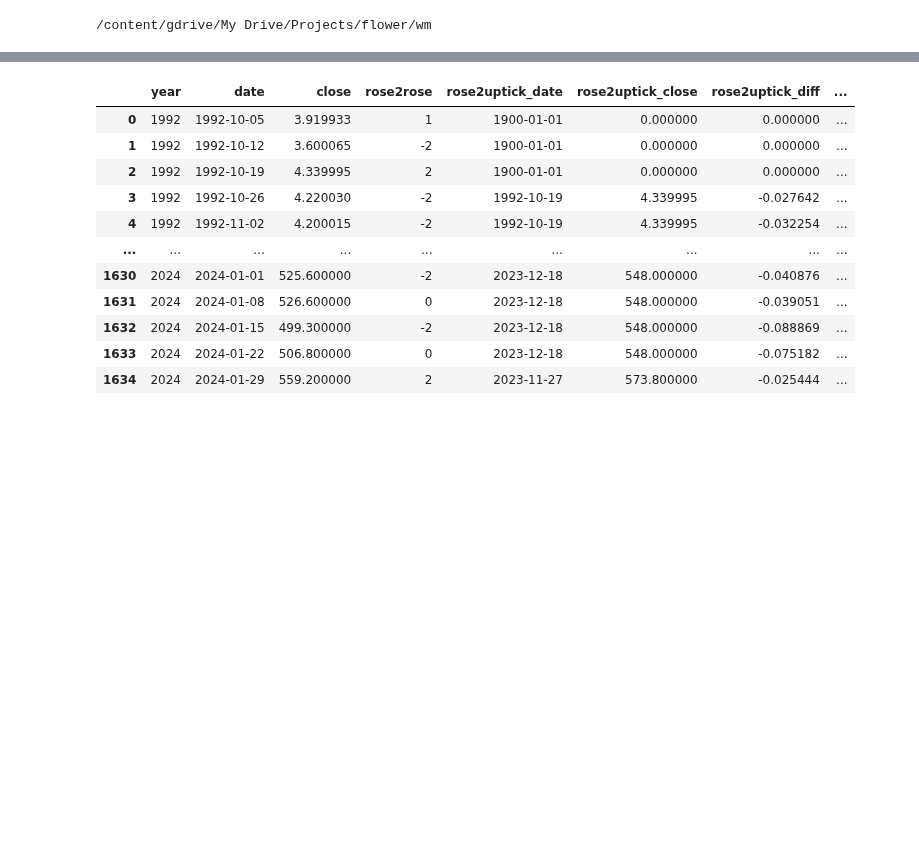
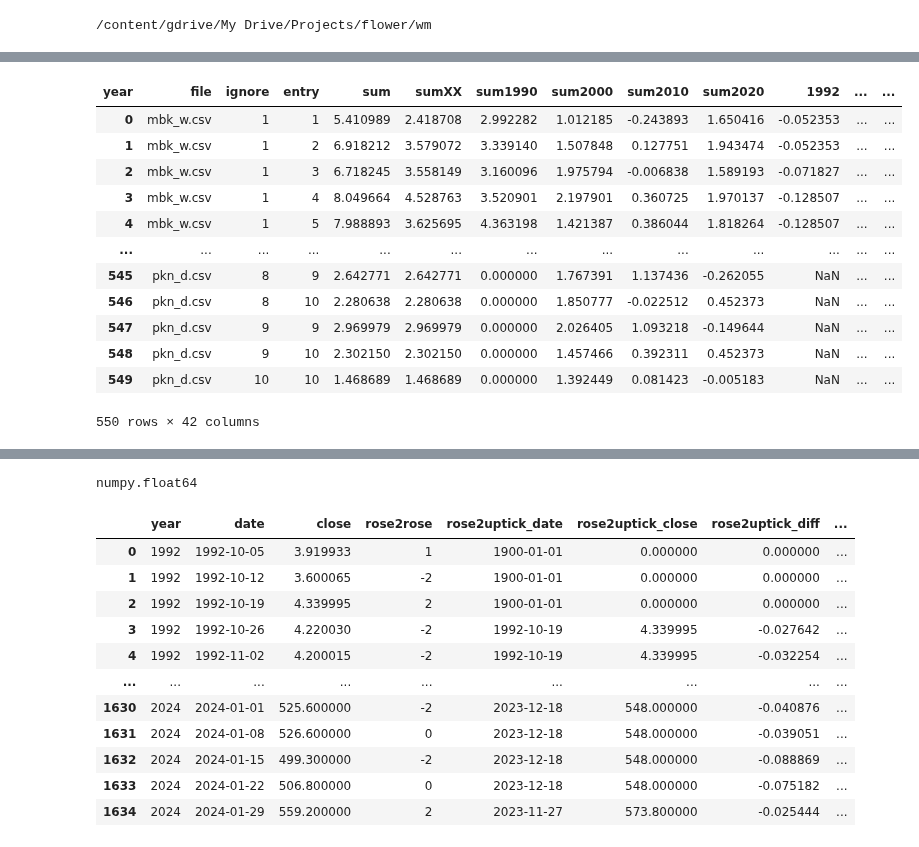
Before and after one commit to ai357060/flower, a Jupyter notebook: wm/aw01.ipynb, the cells around one changed output, grey strips where cells are left out. Drawn from its saved outputs; the diff is of its cells as text; code cells hidden in the pictures; blank space fills up the shorter version.

```diff
--- a/wm/aw01.ipynb
+++ b/wm/aw01.ipynb
@@ -43,13 +44,3 @@ importlib.reload(tradestats)
 from tradestats import *
 from tradestats import rose
 prices = loaddata_1W('mbk_w.csv')
-# %%
-importlib.reload(tradestats)
-from tradestats import *
-from tradestats import rose
-periods = [2]
-dictList = []
-colFeat = []
-keyList = []
-roseDict   = rose(prices, periods)
-dictList.append(roseDict.df); colFeat.append('rose'); keyList.append(periods)
@@ -57,0 +137,16 @@ dictList.append(roseDict.df); colFeat.append('rose'); keyList.append(periods)
+# %%
+stats
+# %% [output]
+| year | file | ignore | entry | sum | sumXX | sum1990 | sum2000 | sum2010 | sum2020 | 1992 | ... | ... |
+| 0 | mbk_w.csv | 1 | 1 | 5.410989 | 2.418708 | 2.992282 | 1.012185 | -0.243893 | 1.650416 | -0.052353 | ... | ... |
+| 1 | mbk_w.csv | 1 | 2 | 6.918212 | 3.579072 | 3.339140 | 1.507848 | 0.127751 | 1.943474 | -0.052353 | ... | ... |
+| 2 | mbk_w.csv | 1 | 3 | 6.718245 | 3.558149 | 3.160096 | 1.975794 | -0.006838 | 1.589193 | -0.071827 | ... | ... |
+| 3 | mbk_w.csv | 1 | 4 | 8.049664 | 4.528763 | 3.520901 | 2.197901 | 0.360725 | 1.970137 | -0.128507 | ... | ... |
+| 4 | mbk_w.csv | 1 | 5 | 7.988893 | 3.625695 | 4.363198 | 1.421387 | 0.386044 | 1.818264 | -0.128507 | ... | ... |
+| ... | ... | ... | ... | ... | ... | ... | ... | ... | ... | ... | ... | ... |
+| 545 | pkn_d.csv | 8 | 9 | 2.642771 | 2.642771 | 0.000000 | 1.767391 | 1.137436 | -0.262055 | NaN | ... | ... |
+| 546 | pkn_d.csv | 8 | 10 | 2.280638 | 2.280638 | 0.000000 | 1.850777 | -0.022512 | 0.452373 | NaN | ... | ... |
+| 547 | pkn_d.csv | 9 | 9 | 2.969979 | 2.969979 | 0.000000 | 2.026405 | 1.093218 | -0.149644 | NaN | ... | ... |
+| 548 | pkn_d.csv | 9 | 10 | 2.302150 | 2.302150 | 0.000000 | 1.457466 | 0.392311 | 0.452373 | NaN | ... | ... |
+| 549 | pkn_d.csv | 10 | 10 | 1.468689 | 1.468689 | 0.000000 | 1.392449 | 0.081423 | -0.005183 | NaN | ... | ... |
+550 rows × 42 columns
@@ -58,3 +156,7 @@ dictList.append(roseDict.df); colFeat.append('rose'); keyList.append(periods)
+# %%
+type(sum)
+# %% [output]
+numpy.float64
 # %%
 # prices.dropna(inplace=True)
 masterFrame = pd.DataFrame(index=prices.index)
```
Also changed, not shown: parts of 18 cells of this notebook, 13 other files.
